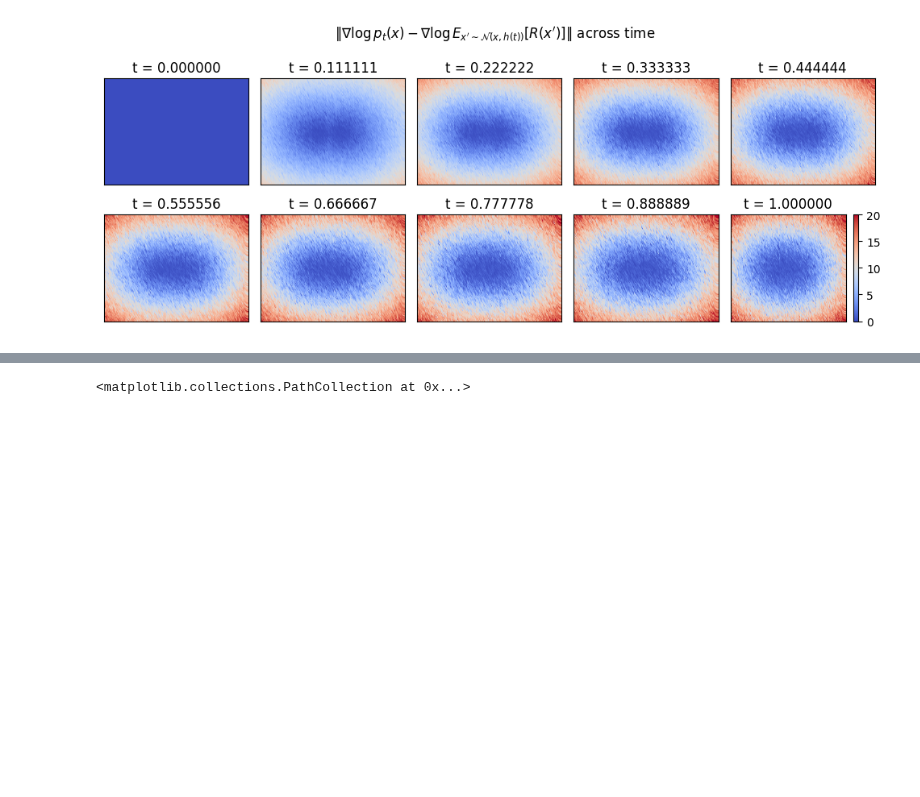
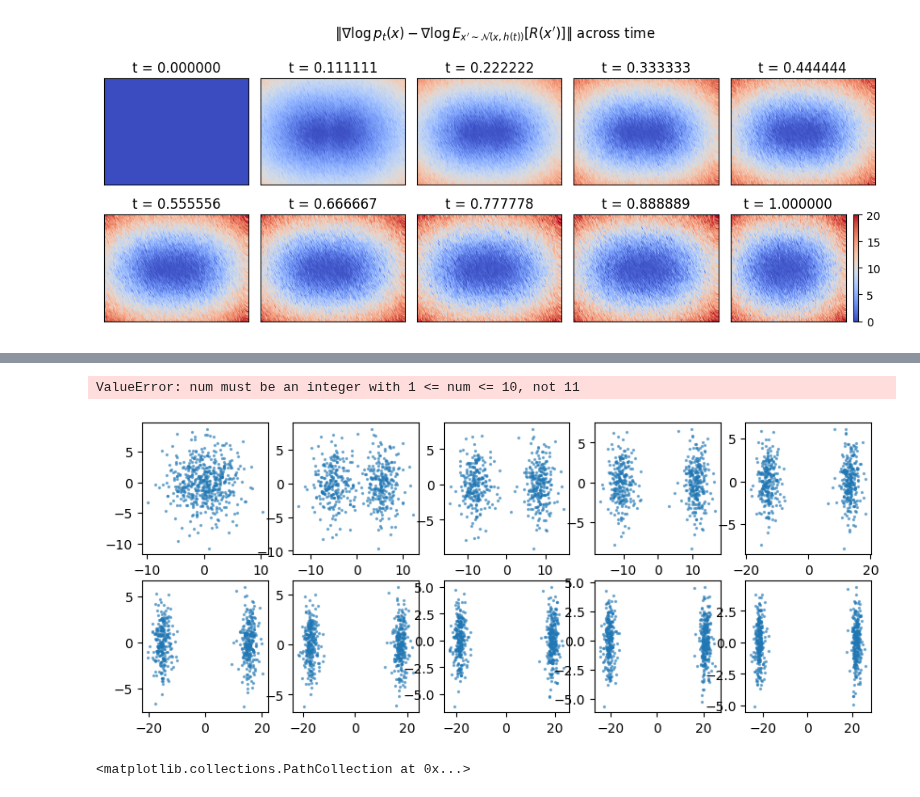
Before and after one commit to taraak/pita, a Jupyter notebook: convolutional_continuity_equation_stuff.ipynb, the cells around one changed output, grey strips where cells are left out. Drawn from its saved outputs; the diff is of its cells as text; code cells hidden in the pictures; blank space fills up the shorter version.

```diff
--- a/convolutional_continuity_equation_stuff.ipynb
+++ b/convolutional_continuity_equation_stuff.ipynb
@@ -1334,3 +1340,16 @@ plt.legend()
+# %%
+plt.figure(figsize=(10,4))
+for j in range(0,11,1):
+    plt.subplot(2, 5, j//1+1)
+    #plt.xlim(-20,20);plt.ylim(-20,20)
+    #plt.xticks([]);plt.yticks([])
+    plt.scatter(*samples[j].T, label='samples',s=2,alpha=0.5)
+    #plt.scatter(*dataset.T, label='true distribution',s=2,alpha=0.5)
+plt.tight_layout()
+plt.show()
+# %% [output]
+ValueError: num must be an integer with 1 <= num <= 10, not 11
+[figure, added]
 # %%
 x1 = torch.normal(dataset, torch.full((len(dataset), 1), beta * 100).pow(0.5))
 x1 = x1[torch.randperm(len(dataset))][:5000]
```
Also changed, not shown: parts of 5 cells of this notebook.
